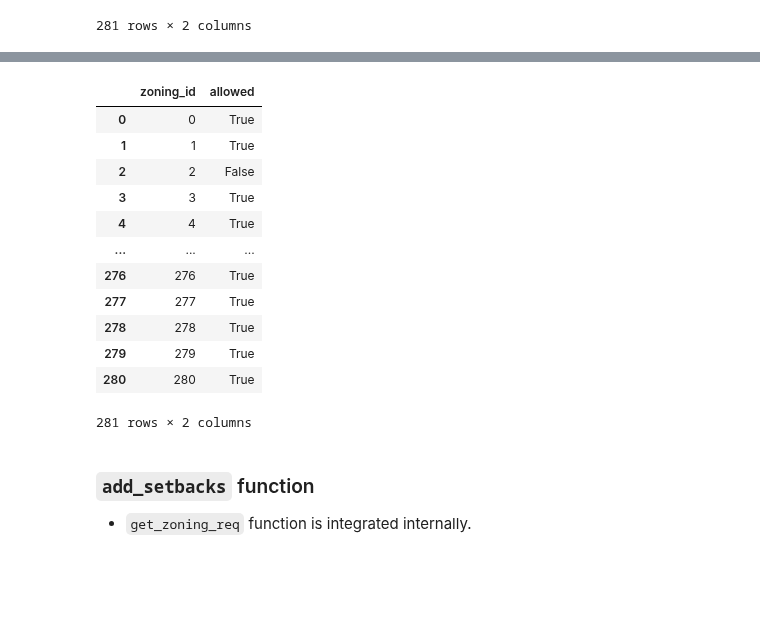
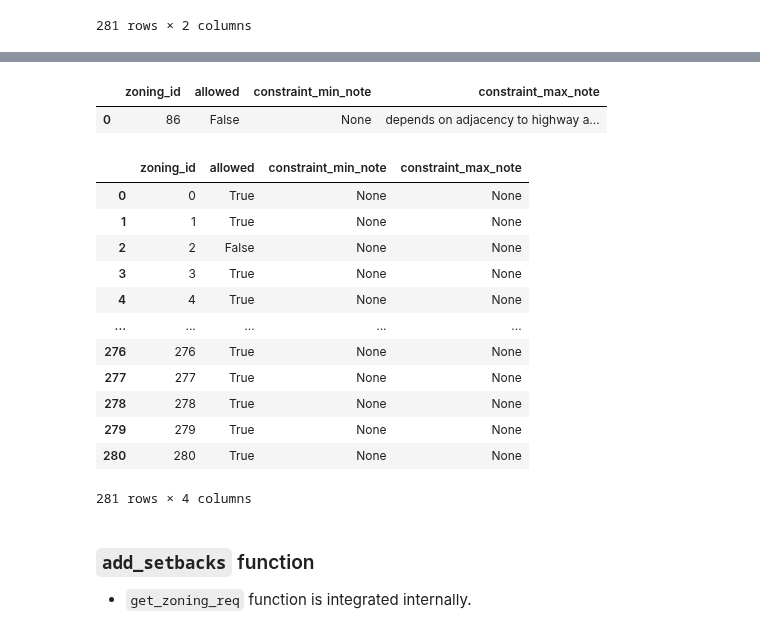
Before and after one commit to HOUPU1993/tidyzoning, a Jupyter notebook: test.ipynb, the cells around one changed output, grey strips where cells are left out. Drawn from its saved outputs; the diff is of its cells as text; code cells hidden in the pictures; blank space fills up the shorter version.

```diff
--- a/test.ipynb
+++ b/test.ipynb
@@ -570,20 +670,26 @@ check_unit_size_result
+# %%
+check_stories_result = check_stories(tidybuilding_4_fam, tidyzoning.loc[[86]], tidyparcel[tidyparcel['parcel_id'] == '10'])
+check_stories_result
+# %% [output]
+|  | zoning_id | allowed | constraint_min_note | constraint_max_note |
+| 0 | 86 | False | None | depends on adjacency to highway a... |
 # %%
-check_stories_result = check_stories(tidybuilding_2_fam, tidyzoning)
+check_stories_result = check_stories(tidybuilding_4_fam, tidyzoning, tidyparcel[tidyparcel['parcel_id'] == '10'])
 check_stories_result
 # %% [output]
-|  | zoning_id | allowed |
-| 0 | 0 | True |
-| 1 | 1 | True |
-| 2 | 2 | False |
-| 3 | 3 | True |
-| 4 | 4 | True |
-| ... | ... | ... |
-| 276 | 276 | True |
-| 277 | 277 | True |
-| 278 | 278 | True |
-| 279 | 279 | True |
-| 280 | 280 | True |
+|  | zoning_id | allowed | constraint_min_note | constraint_max_note |
+| 0 | 0 | True | None | None |
+| 1 | 1 | True | None | None |
+| 2 | 2 | False | None | None |
+| 3 | 3 | True | None | None |
+| 4 | 4 | True | None | None |
+| ... | ... | ... | ... | ... |
+| 276 | 276 | True | None | None |
+| 277 | 277 | True | None | None |
+| 278 | 278 | True | None | None |
+| 279 | 279 | True | None | None |
+| 280 | 280 | True | None | None |
-281 rows × 2 columns
+281 rows × 4 columns
 # %% [markdown]
 ### `add_setbacks` function
 - `get_zoning_req` function is integrated internally.
```
Also changed, not shown: parts of 8 cells of this notebook, 1 other file.
